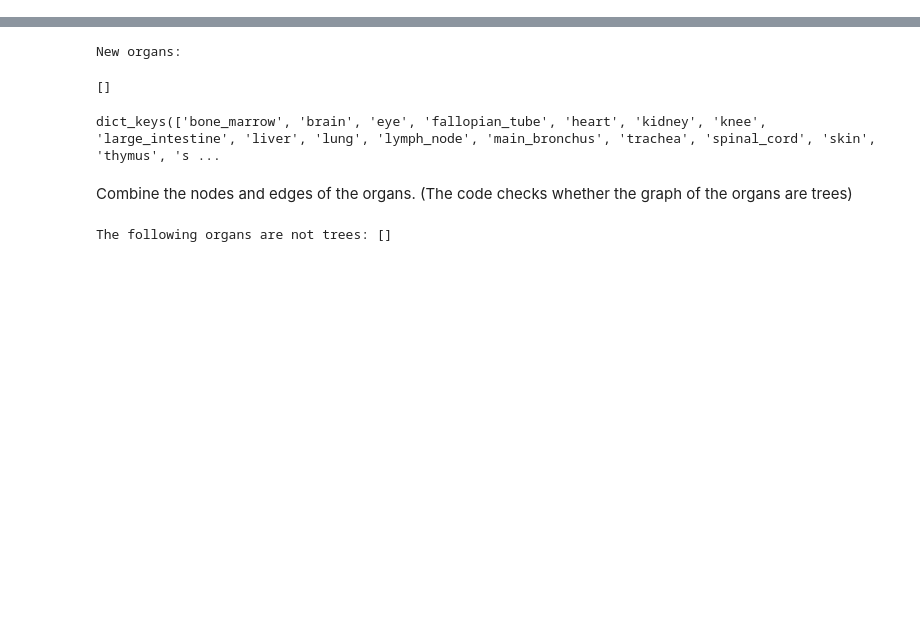
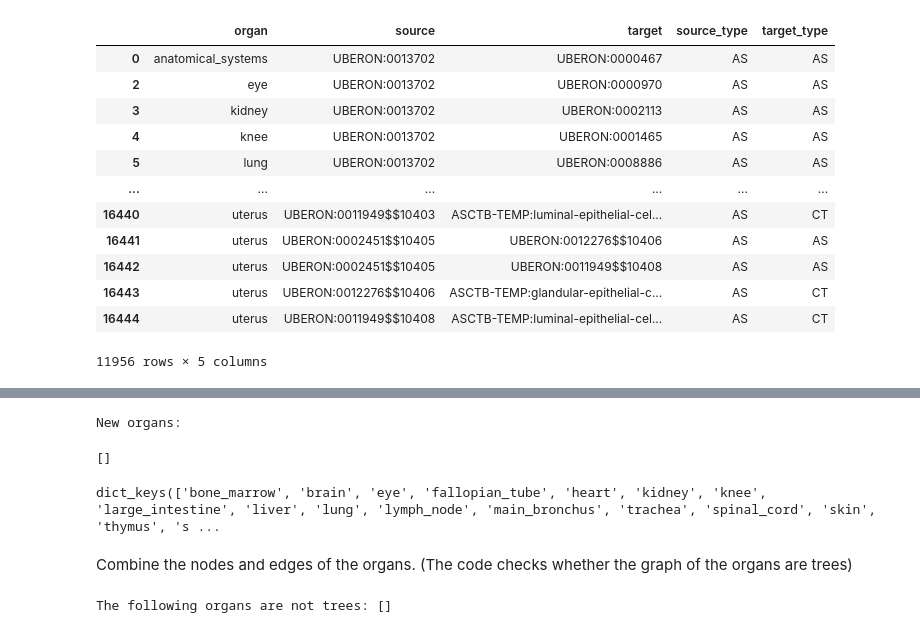
Before and after one commit to cns-iu/hra-ftu-vccf-supporting-information, a Jupyter notebook: code/HRA_Butterfly_viz_v2.ipynb, the cells around one changed output, grey strips where cells are left out. Saved outputs shown, nothing was run; the diff lists cells and outputs as text; code cells hidden in the pictures; blank space fills up the shorter version.

```diff
--- a/code/HRA_Butterfly_viz_v2.ipynb
+++ b/code/HRA_Butterfly_viz_v2.ipynb
@@ -29,0 +18,10 @@ json_data_asctb=load_data('asct+b/v16/') ## Download the JSON files from ASCT+B
+# %%
+nodes_url = "https://raw.githubusercontent.com/cns-iu/hra-ftu-vccf-supporting-information/main/code/data/asct-nodes.csv"
+edges_url = "https://raw.githubusercontent.com/cns-iu/hra-ftu-vccf-supporting-information/main/code/data/asct-edges.csv"
+# %%
+# nodes_data = requests.get(nodes_url).content
+# edges_data = requests.get(edges_url).content
+# nodes = pd.read_csv(io.StringIO(nodes_data.decode('utf-8')))
+# edges = pd.read_csv(io.StringIO(edges_data.decode('utf-8')))
+nodes = pd.read_csv(nodes_url)
+edges = pd.read_csv(edges_url)
@@ -29,0 +37,16 @@ json_data_asctb=load_data('asct+b/v16/') ## Download the JSON files from ASCT+B
+# %%
+edges
+# %% [output]
+|  | organ | source | target | source_type | target_type |
+| 0 | anatomical_systems | UBERON:0013702 | UBERON:0000467 | AS | AS |
+| 2 | eye | UBERON:0013702 | UBERON:0000970 | AS | AS |
+| 3 | kidney | UBERON:0013702 | UBERON:0002113 | AS | AS |
+| 4 | knee | UBERON:0013702 | UBERON:0001465 | AS | AS |
+| 5 | lung | UBERON:0013702 | UBERON:0008886 | AS | AS |
+| ... | ... | ... | ... | ... | ... |
+| 16440 | uterus | UBERON:0011949$$10403 | ASCTB-TEMP:luminal-epithelial-cel... | AS | CT |
+| 16441 | uterus | UBERON:0002451$$10405 | UBERON:0012276$$10406 | AS | AS |
+| 16442 | uterus | UBERON:0002451$$10405 | UBERON:0011949$$10408 | AS | AS |
+| 16443 | uterus | UBERON:0012276$$10406 | ASCTB-TEMP:glandular-epithelial-c... | AS | CT |
+| 16444 | uterus | UBERON:0011949$$10408 | ASCTB-TEMP:luminal-epithelial-cel... | AS | CT |
+11956 rows × 5 columns
```
Also changed, not shown: parts of 27 cells of this notebook.
